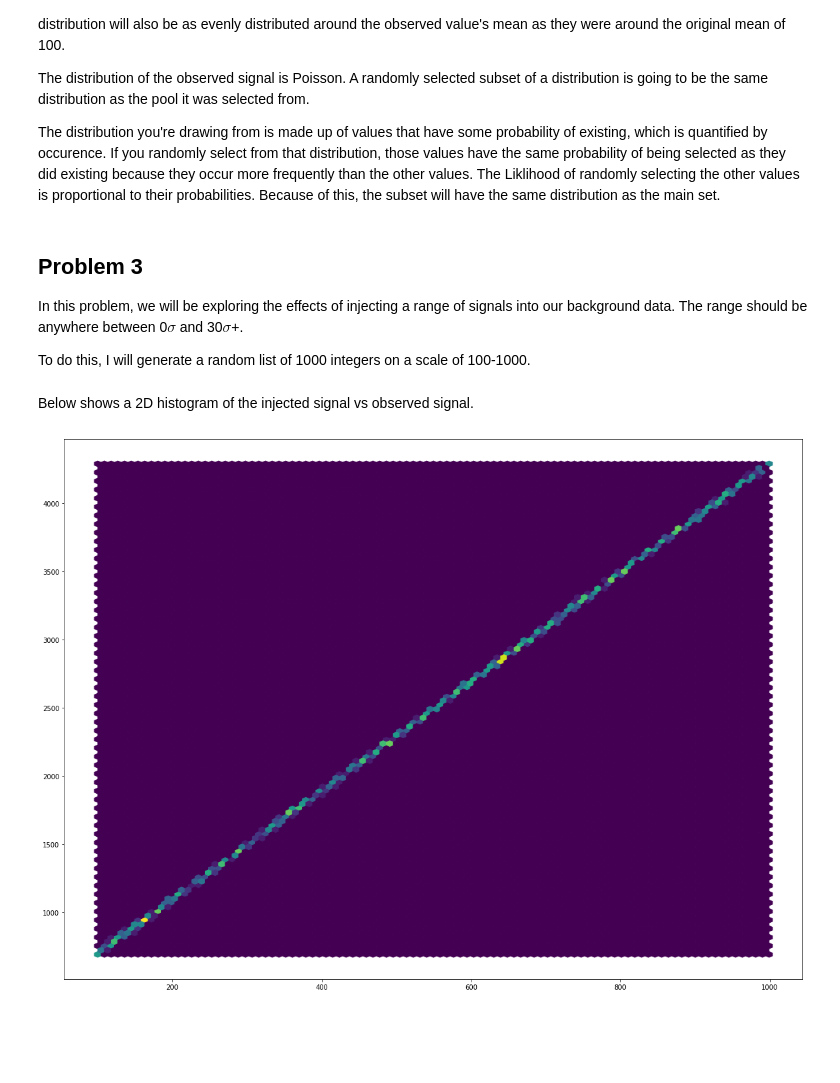
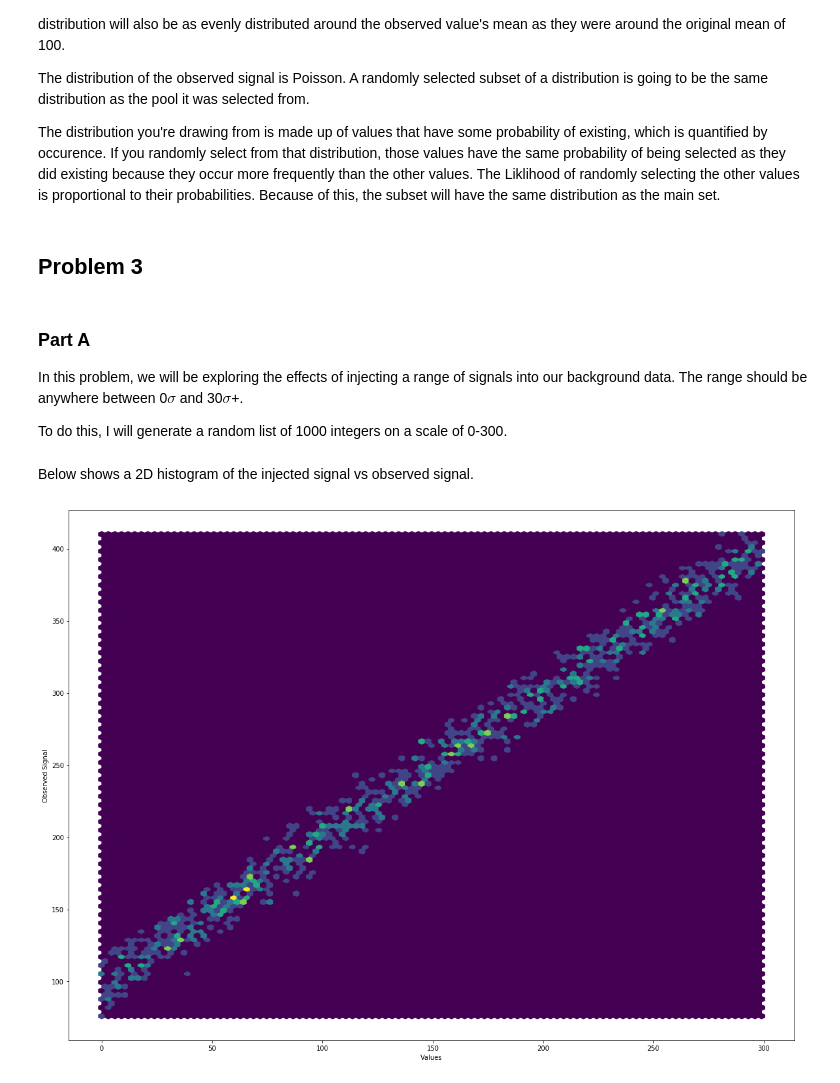
Before and after one commit to cseydlitz/phys434, a Jupyter notebook: LAB6.ipynb, the cells around one changed output. Cells and saved outputs as stored; diff of their text form; code cells hidden in the pictures; blank space fills up the shorter version.

```diff
--- a/LAB6.ipynb
+++ b/LAB6.ipynb
@@ -33,9 +38,9 @@ We want to create a signal in the 8$\sigma$-30$\sigma$ range, and inject it into
 
 For this problem, I will use a signal of 193, which has a $\sigma$ = 8.2, and I will insert it 1000 times.
 # %%
-distWBad=dist
+distWBad=dist.copy()
 for i in range(0,1000):
-    distWBad[i]=distWBad[i]+193
+    distWBad[i]=dist[i]+193
 fig, ax = plt.subplots(1, 1, figsize=(20,15))
 ax.hist(distWBad,bins=500)
 plt.show()
@@ -57,26 +73,28 @@ This is because there is already signal (the background) so we should not expect
 The distribution of the observed signal is Poisson. A randomly selected subset of a distribution is going to be the same distribution as the pool it was selected from.
 
 The distribution you're drawing from is made up of values that have some probability of existing, which is quantified by occurence. If you randomly select from that distribution, those values have the same probability of being selected as they did existing because they occur more frequently than the other values. The Liklihood of randomly selecting the other values is proportional to their probabilities. Because of this, the subset will have the same distribution as the main set.
+# %% [markdown]
+## Problem 3
 # %% [markdown]
-## Problem 3
+### Part A
 In this problem, we will be exploring the effects of injecting a range of signals into our background data. The range should be anywhere between 0$\sigma$ and 30$\sigma$+.
 
-To do this, I will generate a random list of 1000 integers on a scale of 100-1000.
+To do this, I will generate a random list of 1000 integers on a scale of 0-300.
 # %%
 vals=[]
 for i in range(0,1000):
-    val=np.random.randint(100,high=1000)
-    vals.append(val)
+    vals.append(np.random.randint(0,high=300))
 # %% [markdown]
 Below shows a 2D histogram of the injected signal vs observed signal.
 # %%
-dist2WBad=dist
 distBadObs=[]
 for i in range(0,1000):
-    dist2WBad[i]=dist2WBad[i]+vals[i]
-    distBadObs.append(dist2WBad[i])
+    newDistVal=dist[i]+vals[i]
+    distBadObs.append(newDistVal)
 fig, ax = plt.subplots(1, 1, figsize=(20,15))
 plt.hexbin(vals,distBadObs)
+plt.xlabel("Values")
+plt.ylabel("Observed Signal")
 plt.show()
 # %% [output]
-[figure, old version]
+[figure, new version]
```
Also changed, not shown: parts of 24 cells of this notebook, 2 other files.
